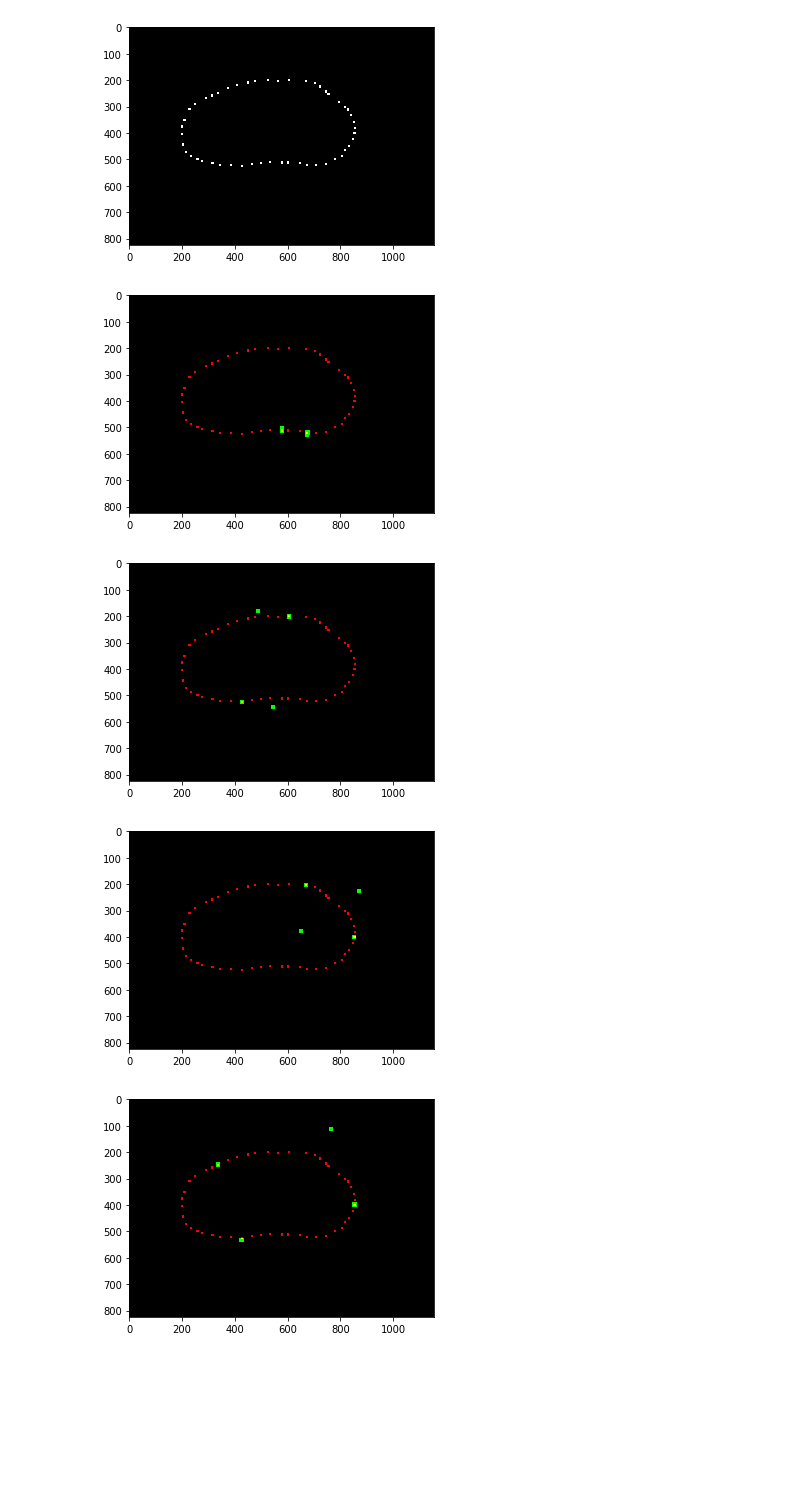
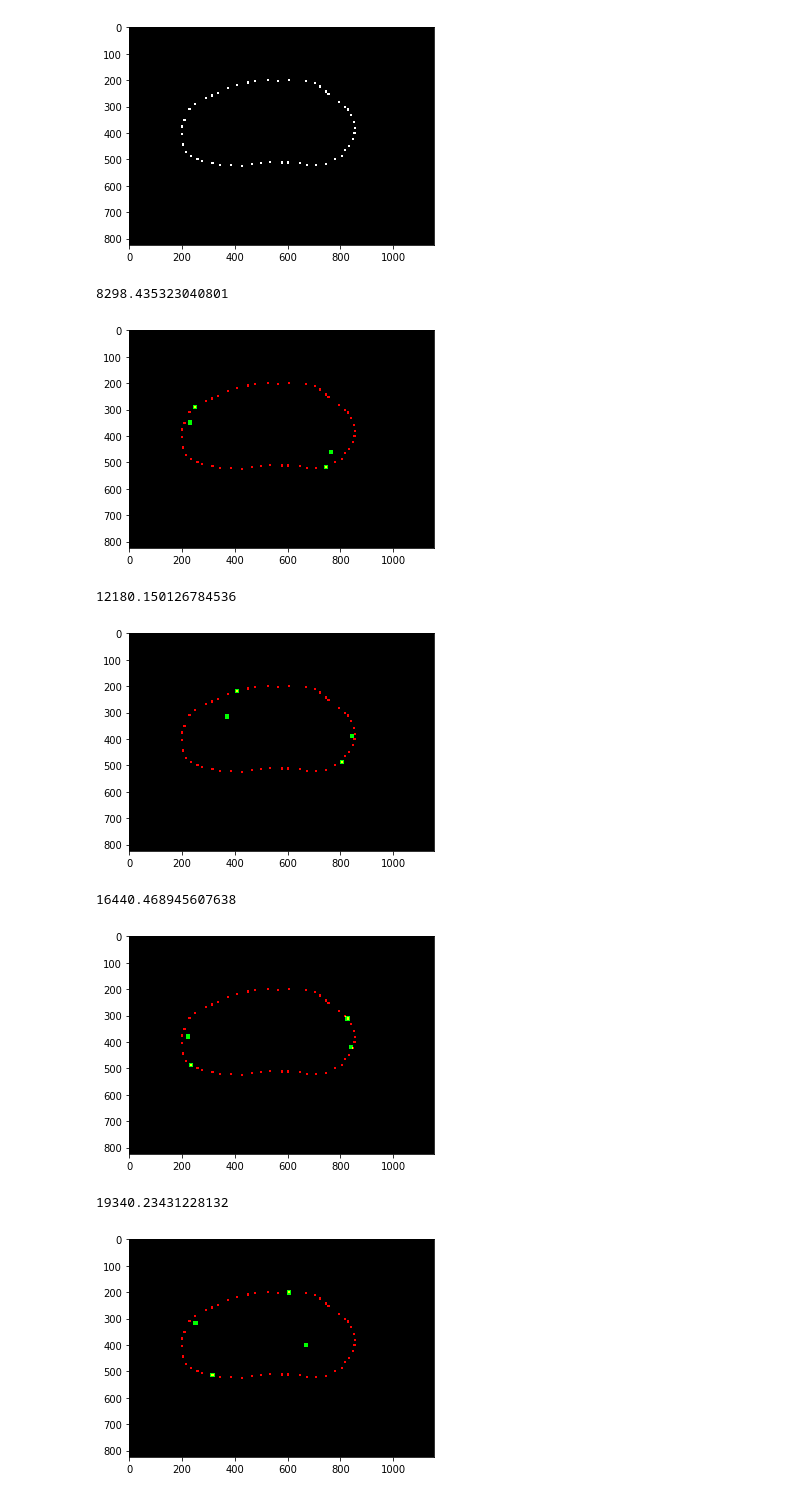
Before and after one commit to arashash/PolyRectFit, a Jupyter notebook: polyrect.ipynb, the cells around one changed output. Drawn from its saved outputs; the diff is of its cells as text; code cells hidden in the pictures; blank space fills up the shorter version.

```diff
--- a/polyrect.ipynb
+++ b/polyrect.ipynb
@@ -35,36 +35,56 @@ plt.imshow(img, cmap='gray')
 # %%timeit
 # #timing the point inside polygon checking
 # point = Point(0.5, 0.5)
-# polygon = Polygon(points)
+polygon = Polygon(points)
 # polygon.contains(point)
 # %%
+area = 0
 while(True):
 #Algorithm
-    #Step1: randomly sample 2 points without replacement
+    #Step1: randomly sample a point
+    #Step2: draw the second point place from the gaussian distribution
+    # centered to be the opposite of the polygon
     # to be the opposite points of the rectangle
     # and convert to numpy array for parallel computing
-    pt1, pt2 = np.array(random.sample(points, 2))
-    #Step2: calculate the other two points with a random angle
+#     pt1, pt2 = np.array(random.sample(points, 2))
+    pt1 = np.array(random.sample(points, 1))[0]
+    pt1_index = np.argmax(points==pt1)
+    L = len(points)
+    pt1_index = int(pt1_index+L/2+np.random.randn()*len(points)/8)%L
+    pt2 = np.array(points[pt1_index])
+    w, h = pt2 - pt1
+    #Step3: calculate the other two points with a random angle
     a = (np.random.rand()-0.5)*np.pi/4
-    w, h = pt2 - pt1
     delta_r = w*np.cos(a) + h*np.sin(a)
     delta_h = delta_r*np.sin(a)
     delta_w = delta_r*np.cos(a)
     pt3 = [pt1[0]+delta_w, pt1[1]+delta_h]
     pt4 = [pt2[0]-delta_w, pt2[1]-delta_h]
 
-    # creating an rgb image to distinguish points
-    img_rgb = np.zeros((img.shape[0], img.shape[1], 3))
-    img_rgb[:, :, 0] = img
+
 
     # visualizing
-    for pt in [pt1, pt2, pt3, pt4]:
-        [y, x] = ((pt - pt0 + margin)*scale).astype(np.int)
-        img_rgb[x-4*scale:x+4*scale, y-4*scale:y+4*scale, 1] = 1
-        plt.imshow(img_rgb)
-    plt.show()
+    if polygon.contains(Point(pt3)):
+        if polygon.contains(Point(pt4)):
+            rect = Polygon([pt1, pt3, pt2, pt4])
+            new_area = rect.area
+            if area < new_area:
+                area  = new_area
+                print(area)
+                # creating an rgb image to distinguish points
+                img_rgb = np.zeros((img.shape[0], img.shape[1], 3))
+                img_rgb[:, :, 0] = img
+                for pt in [pt1, pt2, pt3, pt4]:
+                    [y, x] = ((pt - pt0 + margin)*scale).astype(np.int)
+                    img_rgb[x-4*scale:x+4*scale, y-4*scale:y+4*scale, 1] = 1
+                    plt.imshow(img_rgb)
+                plt.show()
 # %% [output]
+8298.435323040801
-[figure, old version]
+[figure, new version]
+12180.150126784536
-[figure, old version]
+[figure, new version]
+16440.468945607638
-[figure, old version]
+[figure, new version]
+19340.23431228132
-[figure, old version]
+[figure, new version]
```
Also changed, not shown: parts of 1 cell of this notebook.
